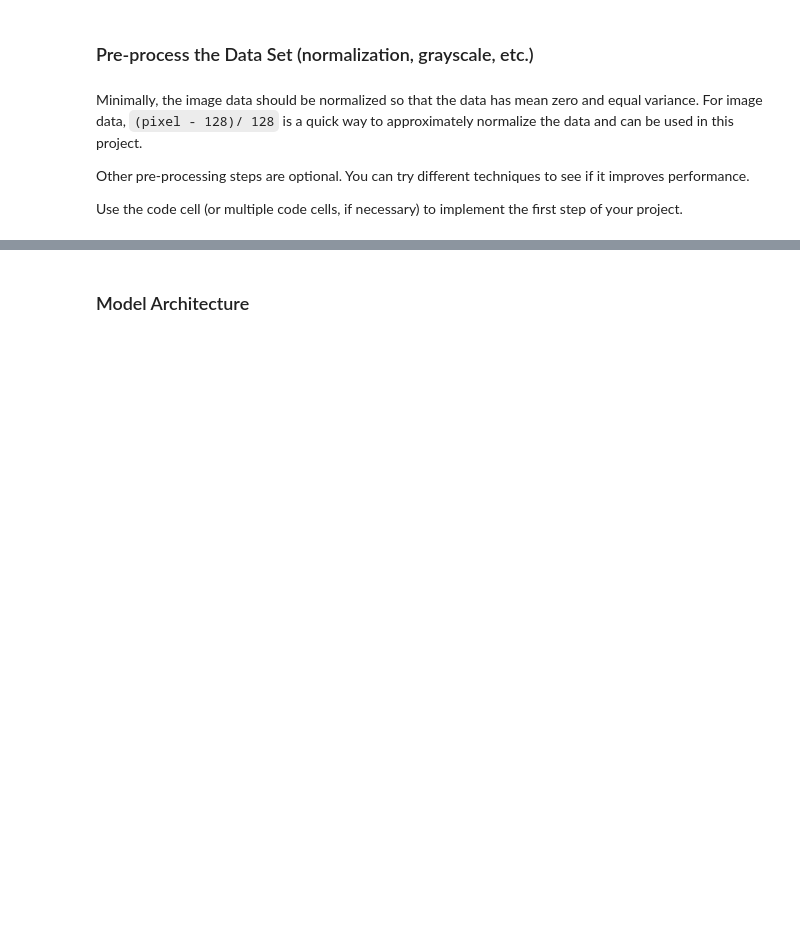
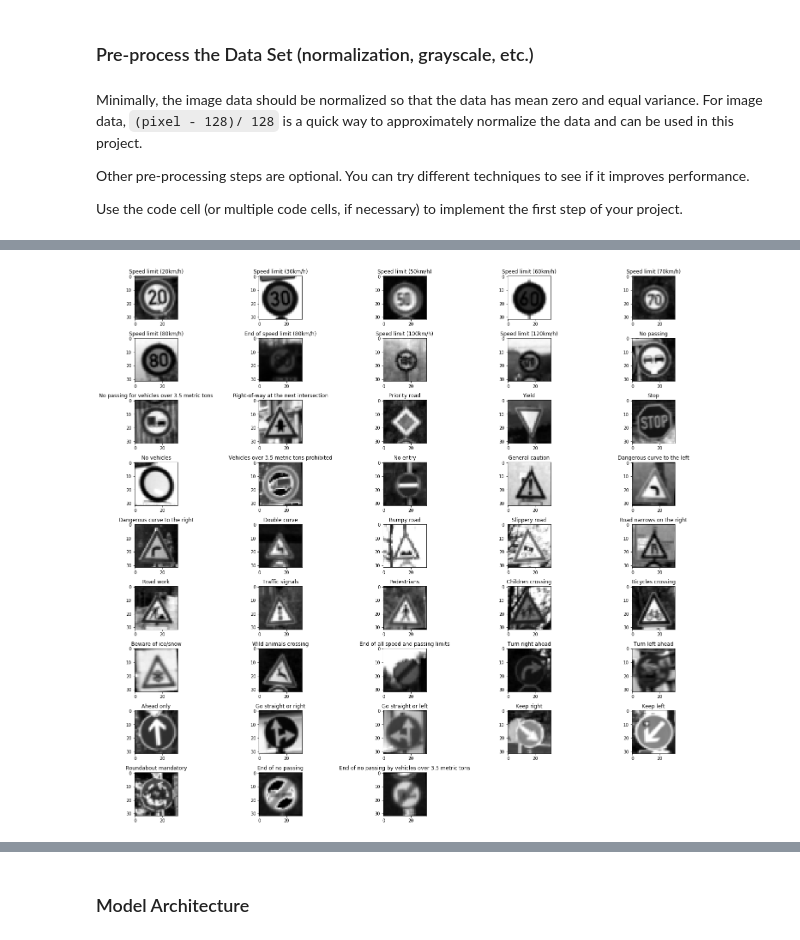
Before and after one commit to shunjilin/UdacityCarNDTrafficSignClassifier, a Jupyter notebook: Traffic_Sign_Classifier.ipynb, the cells around one changed output, grey strips where cells are left out. Drawn from its saved outputs; the diff is of its cells as text; code cells hidden in the pictures; blank space fills up the shorter version.

```diff
--- a/Traffic_Sign_Classifier.ipynb
+++ b/Traffic_Sign_Classifier.ipynb
@@ -262,23 +156,3 @@ Minimally, the image data should be normalized so that the data has mean zero an
 Other pre-processing steps are optional. You can try different techniques to see if it improves performance.
 
 Use the code cell (or multiple code cells, if necessary) to implement the first step of your project.
-# %%
-### Preprocess the data here. It is required to normalize the data. Other preprocessing steps could include
-### converting to grayscale, etc.
-### Feel free to use as many code cells as needed.
-
-# preprocessing functions
-def approx_normalize_image(image):
-    return (image - 128) / 128
-
-def approx_normalize_images(images):
-    return [ approx_normalize_image(image) for image in images ]
-
-# convert image array from rgb to grayscale
-def rgb2gray(rgb_image):
-    return np.mean(rgb_image, axis=2, keepdims=True)
-    #return np.resize(np.dot(rgb_image[...,:3], [0.299, 0.587, 0.114]),
-     #                (rgb_image.shape[0], rgb_image.shape[1], 1))
-
-def rgb2gray_images(rgb_images):
-    return [ rgb2gray(image) for image in rgb_images ]
@@ -301,0 +234,15 @@ plt.imshow(np.resize(X_train[10], (32, 32)), cmap = 'gray')
+# %%
+# See sample image from each class id
+fig = plt.figure(figsize=(20, 20))
+
+for classid in range(n_classes):
+    image = X_train[np.where(y_train == classid)[0][0]]
+    ax = fig.add_subplot(10, 5, classid + 1)
+    ax.set_title(label_mappings[classid])
+    plt.imshow(np.resize(image, (32, 32)), cmap='gray')
+plt.tight_layout()
+plt.show()
+
+# some images are much darker than others
+# %% [output]
+[figure, added]
```
Also changed, not shown: parts of 15 cells of this notebook.
